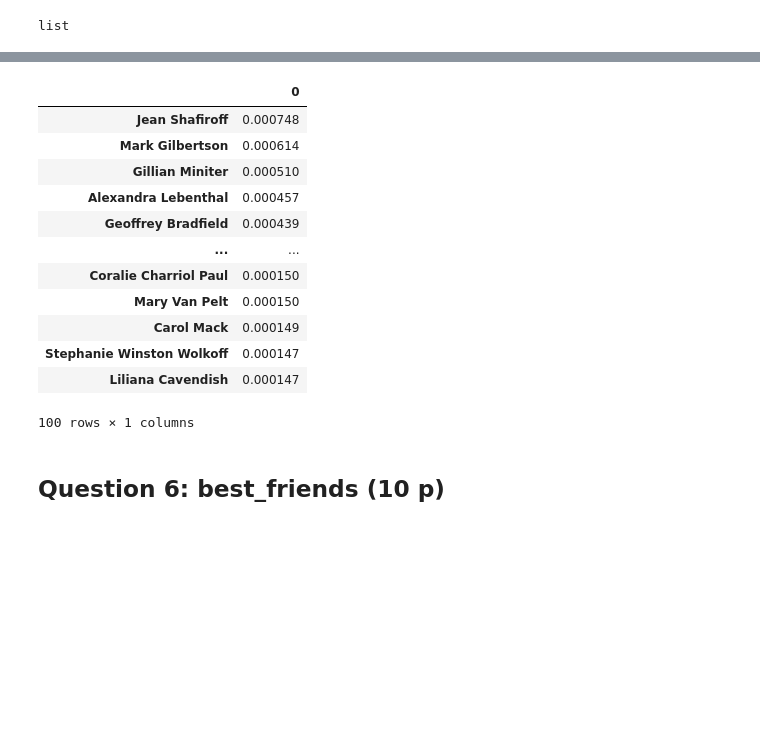
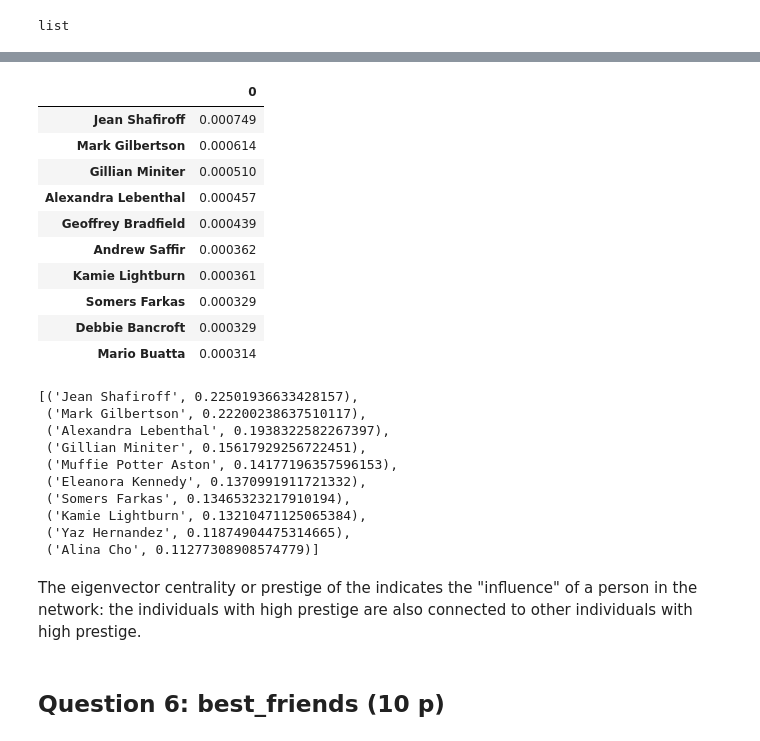
Before and after one commit to shuysman/csci550-miniproject1, a Jupyter notebook: mini_project_1_graph.ipynb, the cells around one changed output, grey strips where cells are left out. Cells and saved outputs as stored; diff of their text form; code cells hidden in the pictures; blank space fills up the shorter version.

```diff
--- a/mini_project_1_graph.ipynb
+++ b/mini_project_1_graph.ipynb
@@ -784,16 +749,14 @@ page_rank_df.describe()
 # %%
-page_rank_df.sort_values(by = 0, ascending = False)[0:100]
+page_rank_df.sort_values(by = 0, ascending = False)[0:10]
 # %% [output]
 |  | 0 |
-| Jean Shafiroff | 0.000748 |
+| Jean Shafiroff | 0.000749 |
 | Mark Gilbertson | 0.000614 |
 | Gillian Miniter | 0.000510 |
 | Alexandra Lebenthal | 0.000457 |
 | Geoffrey Bradfield | 0.000439 |
-| ... | ... |
-| Coralie Charriol Paul | 0.000150 |
-| Mary Van Pelt | 0.000150 |
-| Carol Mack | 0.000149 |
-| Stephanie Winston Wolkoff | 0.000147 |
-| Liliana Cavendish | 0.000147 |
+| Andrew Saffir | 0.000362 |
+| Kamie Lightburn | 0.000361 |
+| Somers Farkas | 0.000329 |
+| Debbie Bancroft | 0.000329 |
+| Mario Buatta | 0.000314 |
-100 rows × 1 columns
@@ -800,3 +765,18 @@ page_rank_df.sort_values(by = 0, ascending = False)[0:100]
+# %%
+sorted(prestige.items(), key = lambda x: x[1], reverse = True)[0:10]
+# %% [output]
+[('Jean Shafiroff', 0.22501936633428157),
+ ('Mark Gilbertson', 0.22200238637510117),
+ ('Alexandra Lebenthal', 0.1938322582267397),
+ ('Gillian Miniter', 0.15617929256722451),
+ ('Muffie Potter Aston', 0.14177196357596153),
+ ('Eleanora Kennedy', 0.1370991911721332),
+ ('Somers Farkas', 0.13465323217910194),
+ ('Kamie Lightburn', 0.13210471125065384),
+ ('Yaz Hernandez', 0.11874904475314665),
+ ('Alina Cho', 0.11277308908574779)]
+# %% [markdown]
+The eigenvector centrality or prestige of the indicates the "influence" of a person in the network: the individuals with high prestige are also connected to other individuals with high prestige.
 # %% [markdown]
 ## Question 6: best_friends (10 p)
 # %% [markdown]
```
Also changed, not shown: parts of 55 cells of this notebook.
